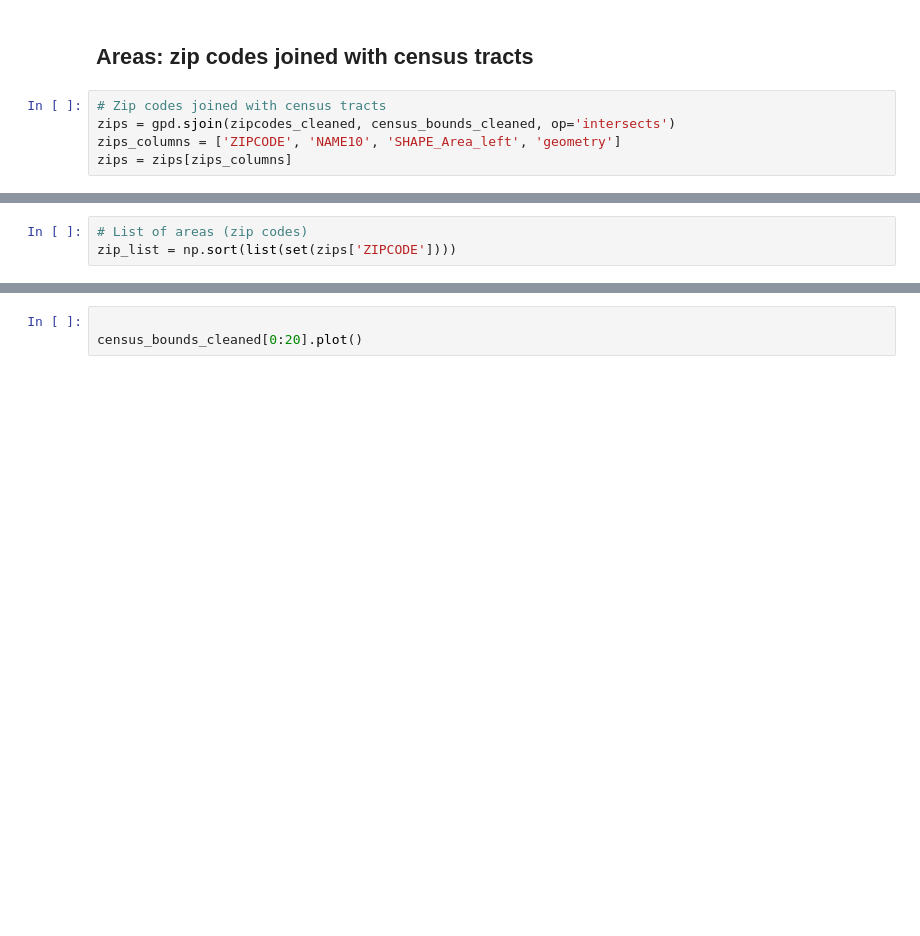
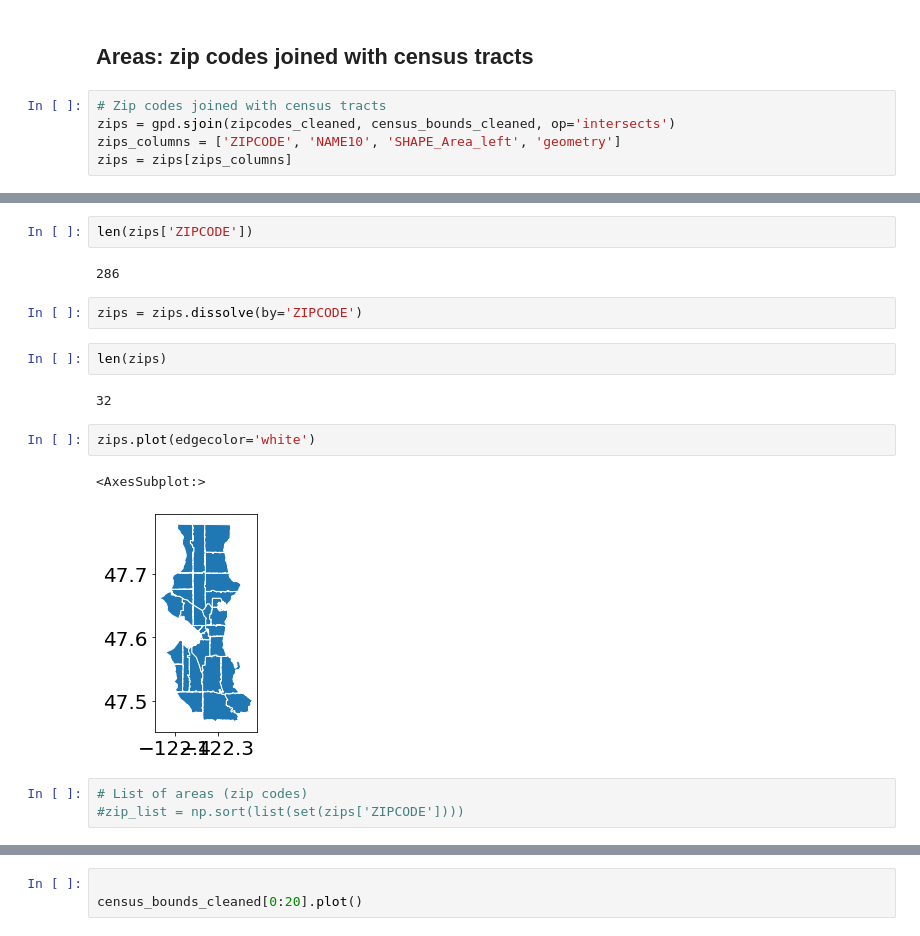
Before and after one commit to Greening-Seattle/Prediction, a Jupyter notebook: Prediction_Processing_MC.ipynb, the cells around one changed output, grey strips where cells are left out. Saved outputs shown, nothing was run; the diff lists cells and outputs as text; blank space fills up the shorter version.

```diff
--- a/Prediction_Processing_MC.ipynb
+++ b/Prediction_Processing_MC.ipynb
@@ -51,3 +65,18 @@ zips = zips[zips_columns]
+# %%
+len(zips['ZIPCODE'])
+# %% [output]
+286
+# %%
+zips = zips.dissolve(by='ZIPCODE')
+# %%
+len(zips)
+# %% [output]
+32
+# %%
+zips.plot(edgecolor='white')
+# %% [output]
+<AxesSubplot:>
+[figure, added]
 # %%
 # List of areas (zip codes)
-zip_list = np.sort(list(set(zips['ZIPCODE'])))
+#zip_list = np.sort(list(set(zips['ZIPCODE'])))
```
Also changed, not shown: parts of 25 cells of this notebook, 1 other file.
